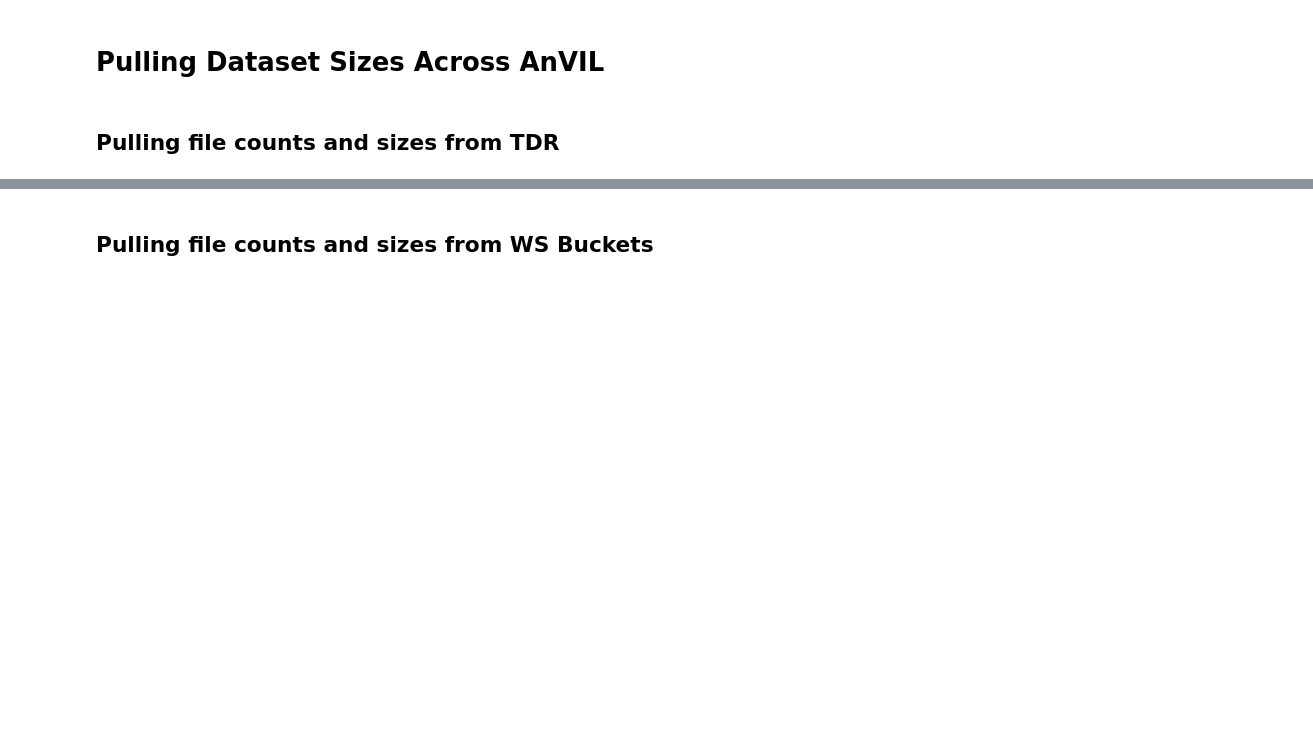
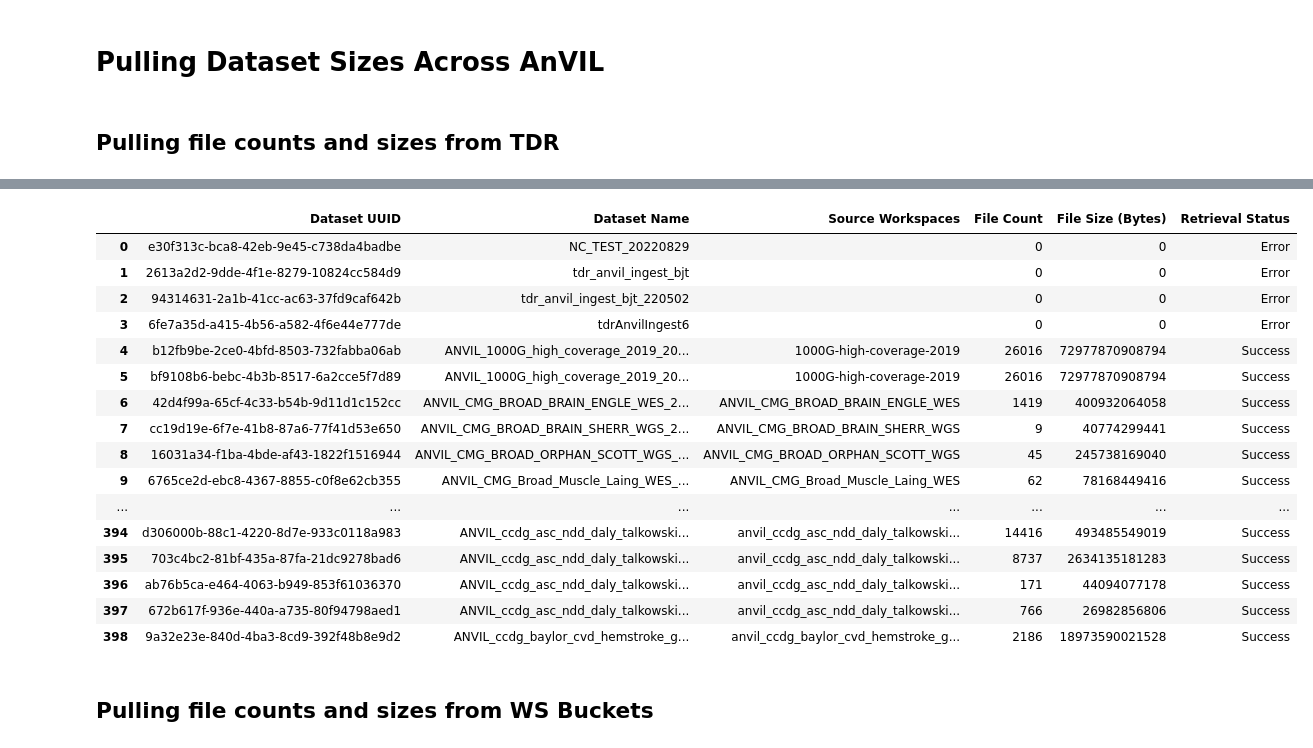
Before and after one commit to broadinstitute/anvil_tdr_ingest, a Jupyter notebook: notebooks/utility_other_scripts.ipynb, the cells around one changed output, grey strips where cells are left out. Drawn from its saved outputs; the diff is of its cells as text; code cells hidden in the pictures; blank space fills up the shorter version.

```diff
--- a/notebooks/utility_other_scripts.ipynb
+++ b/notebooks/utility_other_scripts.ipynb
@@ -292,6 +935,7 @@ for dataset_entry in datasets_list.items:
 # Read records into a dataframe
 df = pd.DataFrame(records_list, columns =["Dataset UUID", "Dataset Name", "Source Workspaces", "File Count", "File Size (Bytes)", "Retrieval Status"])
 df["File Size (Bytes)"] = df["File Size (Bytes)"].astype(int).astype(str)
-df_sorted = df.sort_values(["Source Workspaces"], ascending=[True], ignore_index=True)
+df_sorted = df.sort_values(["Source Workspaces", "File Size (Bytes)"], ascending=[True, False], ignore_index=True)
 print(f"End time: {datetime.datetime.now()}")
 display(df_sorted)
+# %% [output]
@@ -298,2 +945,19 @@ display(df_sorted)
+|  | Dataset UUID | Dataset Name | Source Workspaces | File Count | File Size (Bytes) | Retrieval Status |
+| 0 | e30f313c-bca8-42eb-9e45-c738da4badbe | NC_TEST_20220829 |  | 0 | 0 | Error |
+| 1 | 2613a2d2-9dde-4f1e-8279-10824cc584d9 | tdr_anvil_ingest_bjt |  | 0 | 0 | Error |
+| 2 | 94314631-2a1b-41cc-ac63-37fd9caf642b | tdr_anvil_ingest_bjt_220502 |  | 0 | 0 | Error |
+| 3 | 6fe7a35d-a415-4b56-a582-4f6e44e777de | tdrAnvilIngest6 |  | 0 | 0 | Error |
+| 4 | b12fb9be-2ce0-4bfd-8503-732fabba06ab | ANVIL_1000G_high_coverage_2019_20... | 1000G-high-coverage-2019 | 26016 | 72977870908794 | Success |
+| 5 | bf9108b6-bebc-4b3b-8517-6a2cce5f7d89 | ANVIL_1000G_high_coverage_2019_20... | 1000G-high-coverage-2019 | 26016 | 72977870908794 | Success |
+| 6 | 42d4f99a-65cf-4c33-b54b-9d11d1c152cc | ANVIL_CMG_BROAD_BRAIN_ENGLE_WES_2... | ANVIL_CMG_BROAD_BRAIN_ENGLE_WES | 1419 | 400932064058 | Success |
+| 7 | cc19d19e-6f7e-41b8-87a6-77f41d53e650 | ANVIL_CMG_BROAD_BRAIN_SHERR_WGS_2... | ANVIL_CMG_BROAD_BRAIN_SHERR_WGS | 9 | 40774299441 | Success |
+| 8 | 16031a34-f1ba-4bde-af43-1822f1516944 | ANVIL_CMG_BROAD_ORPHAN_SCOTT_WGS_... | ANVIL_CMG_BROAD_ORPHAN_SCOTT_WGS | 45 | 245738169040 | Success |
+| 9 | 6765ce2d-ebc8-4367-8855-c0f8e62cb355 | ANVIL_CMG_Broad_Muscle_Laing_WES_... | ANVIL_CMG_Broad_Muscle_Laing_WES | 62 | 78168449416 | Success |
+| ... | ... | ... | ... | ... | ... | ... |
+| 394 | d306000b-88c1-4220-8d7e-933c0118a983 | ANVIL_ccdg_asc_ndd_daly_talkowski... | anvil_ccdg_asc_ndd_daly_talkowski... | 14416 | 493485549019 | Success |
+| 395 | 703c4bc2-81bf-435a-87fa-21dc9278bad6 | ANVIL_ccdg_asc_ndd_daly_talkowski... | anvil_ccdg_asc_ndd_daly_talkowski... | 8737 | 2634135181283 | Success |
+| 396 | ab76b5ca-e464-4063-b949-853f61036370 | ANVIL_ccdg_asc_ndd_daly_talkowski... | anvil_ccdg_asc_ndd_daly_talkowski... | 171 | 44094077178 | Success |
+| 397 | 672b617f-936e-440a-a735-80f94798aed1 | ANVIL_ccdg_asc_ndd_daly_talkowski... | anvil_ccdg_asc_ndd_daly_talkowski... | 766 | 26982856806 | Success |
+| 398 | 9a32e23e-840d-4ba3-8cd9-392f48b8e9d2 | ANVIL_ccdg_baylor_cvd_hemstroke_g... | anvil_ccdg_baylor_cvd_hemstroke_g... | 2186 | 18973590021528 | Success |
 # %% [markdown]
 ## Pulling file counts and sizes from WS Buckets
```
Also changed, not shown: parts of 18 cells of this notebook, 10 other files.
